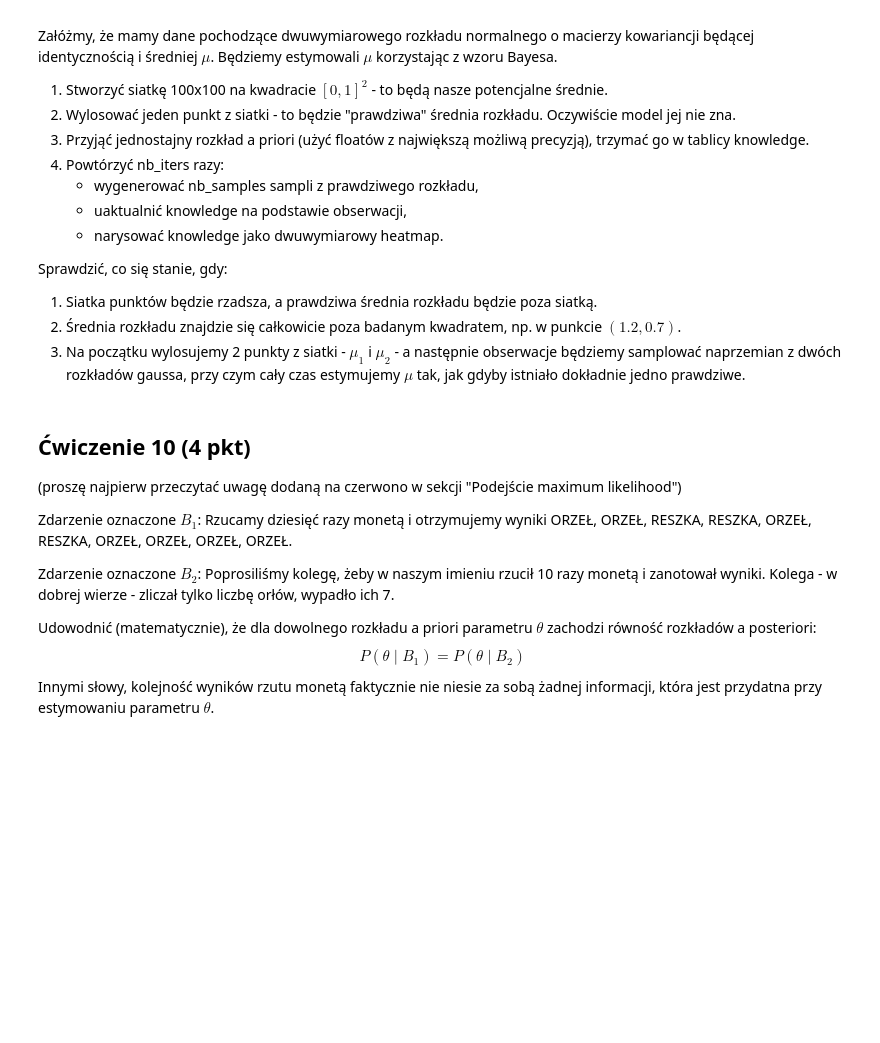
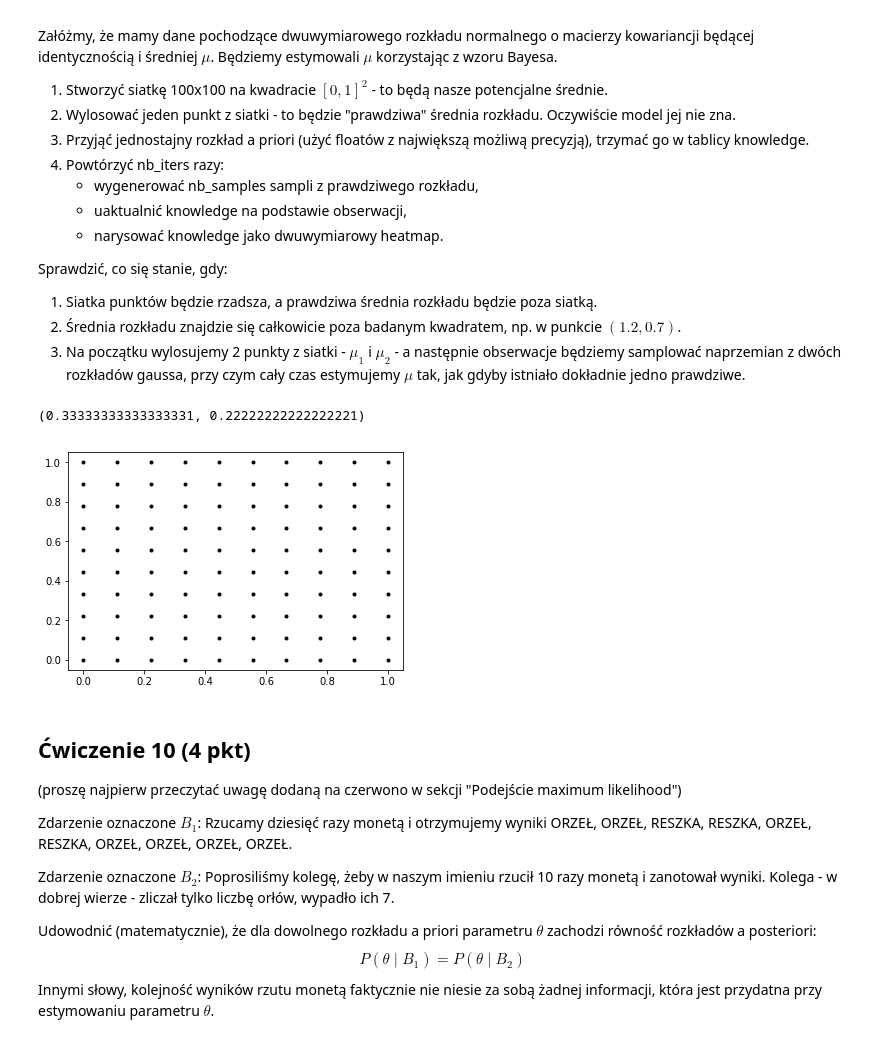
Before and after one commit to anyashka/MachineLearningUJ, a Jupyter notebook: L2a.ipynb, the cells around one changed output. Saved outputs shown, nothing was run; the diff lists cells and outputs as text; code cells hidden in the pictures; blank space fills up the shorter version.

```diff
--- a/L2a.ipynb
+++ b/L2a.ipynb
@@ -478,6 +574,21 @@ Sprawdzić, co się stanie, gdy:
 1. Siatka punktów będzie rzadsza, a prawdziwa średnia rozkładu będzie poza siatką.
 2. Średnia rozkładu znajdzie się całkowicie poza badanym kwadratem, np. w punkcie $(1.2, 0.7)$.
 3. Na początku wylosujemy 2 punkty z siatki - $\mu_1$ i $\mu_2$ - a następnie obserwacje będziemy samplować naprzemian z dwóch rozkładów gaussa, przy czym cały czas estymujemy $\mu$ tak, jak gdyby istniało dokładnie jedno prawdziwe.
+# %%
+def estimate (cov, mean):
+    n = 10
+    gridVal = np.linspace(0, 1.0, n)
+    xv, yv = np.meshgrid(gridVal, gridVal)
+    random_x = xv[np.random.randint(0, len(xv), 1)][0][np.random.randint(0, len(xv), 1)][0]
+    random_y = yv[np.random.randint(0, len(yv), 1)][0][np.random.randint(0, len(yv), 1)][0]
+    random_mean = random_x, random_y
+    print random_mean
+    plt.plot(xv, yv, marker='.', color='k', linestyle='none')
+
+estimate(1,1)
+# %% [output]
+(0.33333333333333331, 0.22222222222222221)
+[figure, added]
 # %% [markdown]
 ## Ćwiczenie 10 (4 pkt)
 (proszę najpierw przeczytać uwagę dodaną na czerwono w sekcji "Podejście maximum likelihood")
```
Also changed, not shown: parts of 7 cells of this notebook.
